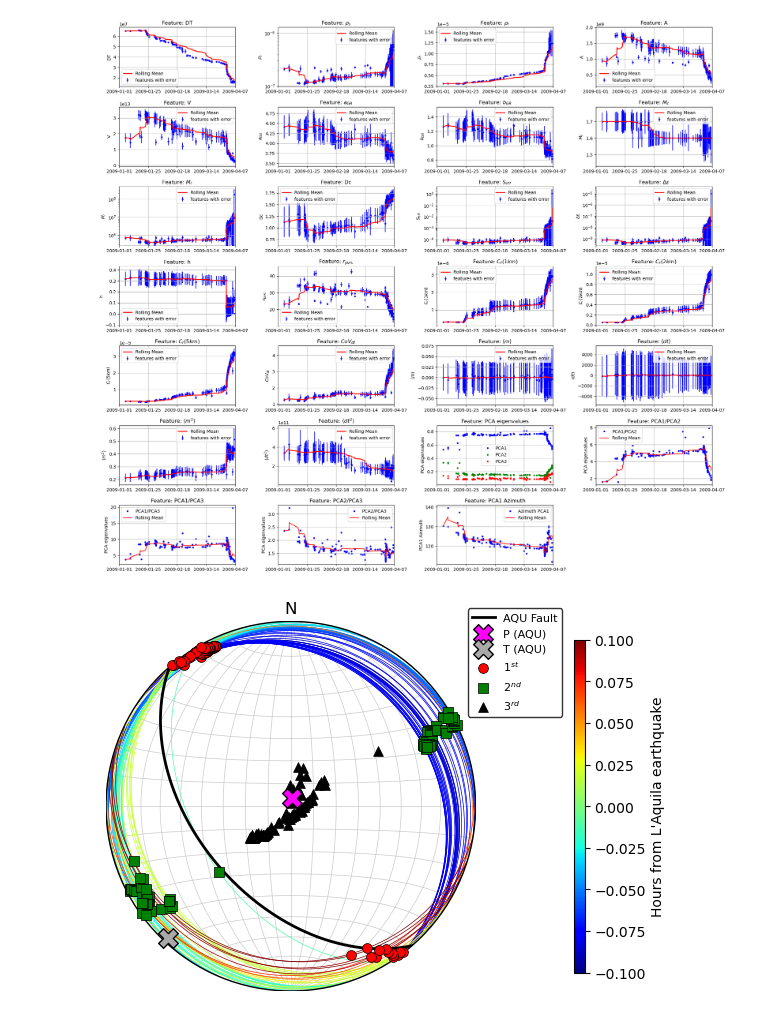
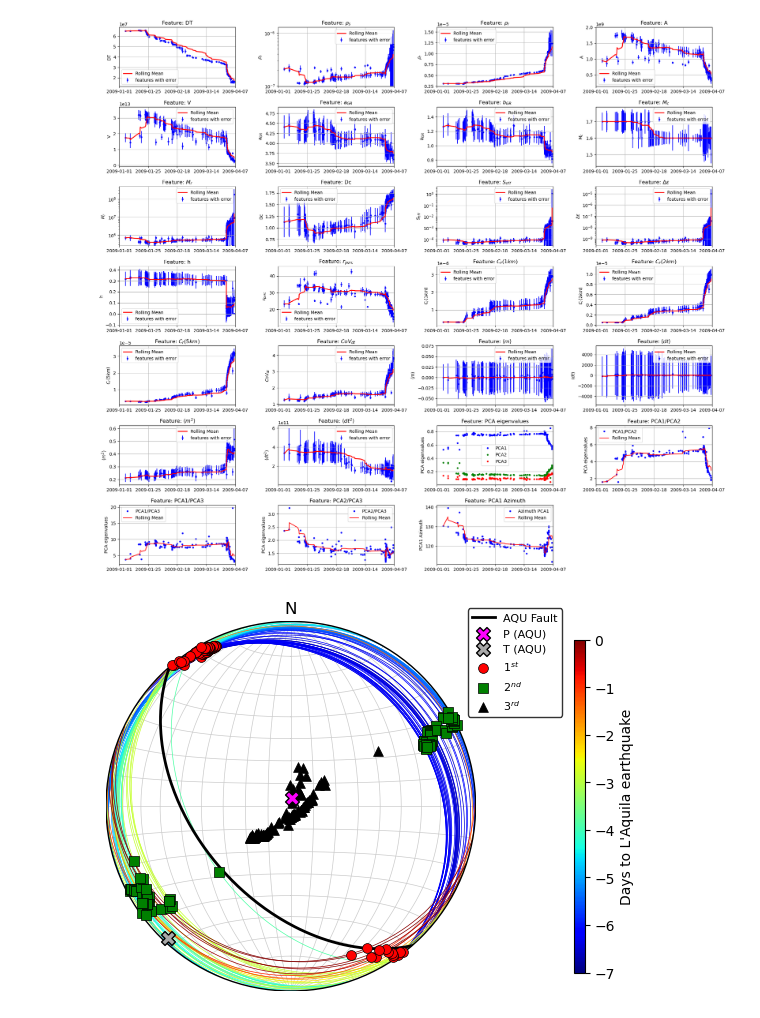
Before and after one commit to AGIaccarino/PyCEFeaX, a Jupyter notebook: FOREAQ_example/PyCEFeaX_notebook_FOREAQ.ipynb, the cells around one changed output. Cells and saved outputs as stored; diff of their text form; code cells hidden in the pictures.

```diff
--- a/FOREAQ_example/PyCEFeaX_notebook_FOREAQ.ipynb
+++ b/FOREAQ_example/PyCEFeaX_notebook_FOREAQ.ipynb
@@ -350,11 +352,11 @@ p_x, p_y = project(P_vec,neg=True)
 t_x, t_y = project(T_vec,neg=True)
 # Plot PCA in time
 if P_vec[2]<0:
-    ax.scatter(p_x, p_y, s=200, color='magenta', marker='X', label='P (AQU)', zorder=3, linewidths=1, edgecolors='k')
-    ax.scatter(t_x, t_y, s=200, color='darkgray', marker='X', label='T (AQU)', zorder=3, linewidths=1, edgecolors='k')
+    ax.scatter(p_x, p_y, s=100, color='magenta', marker='X', label='P (AQU)', zorder=3, linewidths=1, edgecolors='k')
+    ax.scatter(t_x, t_y, s=100, color='darkgray', marker='X', label='T (AQU)', zorder=3, linewidths=1, edgecolors='k')
 else:
-    ax.scatter(p_x, p_y, s=200, color='magenta', marker='o', label='P (AQU)', zorder=3, linewidths=1, edgecolors='k')
-    ax.scatter(t_x, t_y, s=200, color='darkgray', marker='o', label='T (AQU)', zorder=3, linewidths=1, edgecolors='k')
+    ax.scatter(p_x, p_y, s=100, color='magenta', marker='o', label='P (AQU)', zorder=3, linewidths=1, edgecolors='k')
+    ax.scatter(t_x, t_y, s=100, color='darkgray', marker='o', label='T (AQU)', zorder=3, linewidths=1, edgecolors='k')
 for i, row in data.iterrows():
     if row['source_origin_time'] > t_start and row['source_origin_time'] < t_end  :
 
@@ -387,33 +389,33 @@ for i, row in data.iterrows():
             if not legends_done:
                 ax.scatter(x,y,s=50,color='k',label=lab,zorder=2,facecolors=c,marker=mrk,linewidths=0.5)
 
             else:
                 ax.scatter(x,y,s=50,color='k',label=None,zorder=2,facecolors=c,marker=mrk,linewidths=0.5)
         legends_done = True
 
 
 R = np.sqrt(2)
 
 
 
 circle = plt.Circle((0, 0), R, fill=False, linewidth=1)
 ax.add_artist(circle)
 
 ax.set_aspect('equal')
 ax.set_xlim(-R, R)
 ax.set_ylim(-R, R)
 ax.axis('off')
 for line in ax.lines:
     line.set_clip_path(circle)
 plt.title("N")
 cax=ax.inset_axes([0.05, 0.05, 1.2, 0.9])
 cax.axis('off')
-sm = plt.cm.ScalarMappable(cmap=plt.cm.jet, norm=plt.Normalize(vmin=0, vmax=(t_end - t_AQ ).total_seconds()/3600))
+sm = plt.cm.ScalarMappable(cmap=plt.cm.jet, norm=plt.Normalize(vmax=0, vmin=-(t_end - t_start ).total_seconds()/3600/24))
 sm.set_array([])
 cbar = plt.colorbar(sm, ax=cax, orientation='vertical', pad=2, aspect=30, shrink=1)
-cbar.set_label('Hours from L\'Aquila earthquake', fontsize=10)
+cbar.set_label('Days to L\'Aquila earthquake', fontsize=10)
 
 plt.legend(loc='upper right', bbox_to_anchor=(1.25, 1.05), fontsize=8, edgecolor='black')
 plt.show()
 # %% [output]
-[figure, old version]
+[figure, new version]
```
Also changed, not shown: parts of 2 cells of this notebook, 1 other file.
